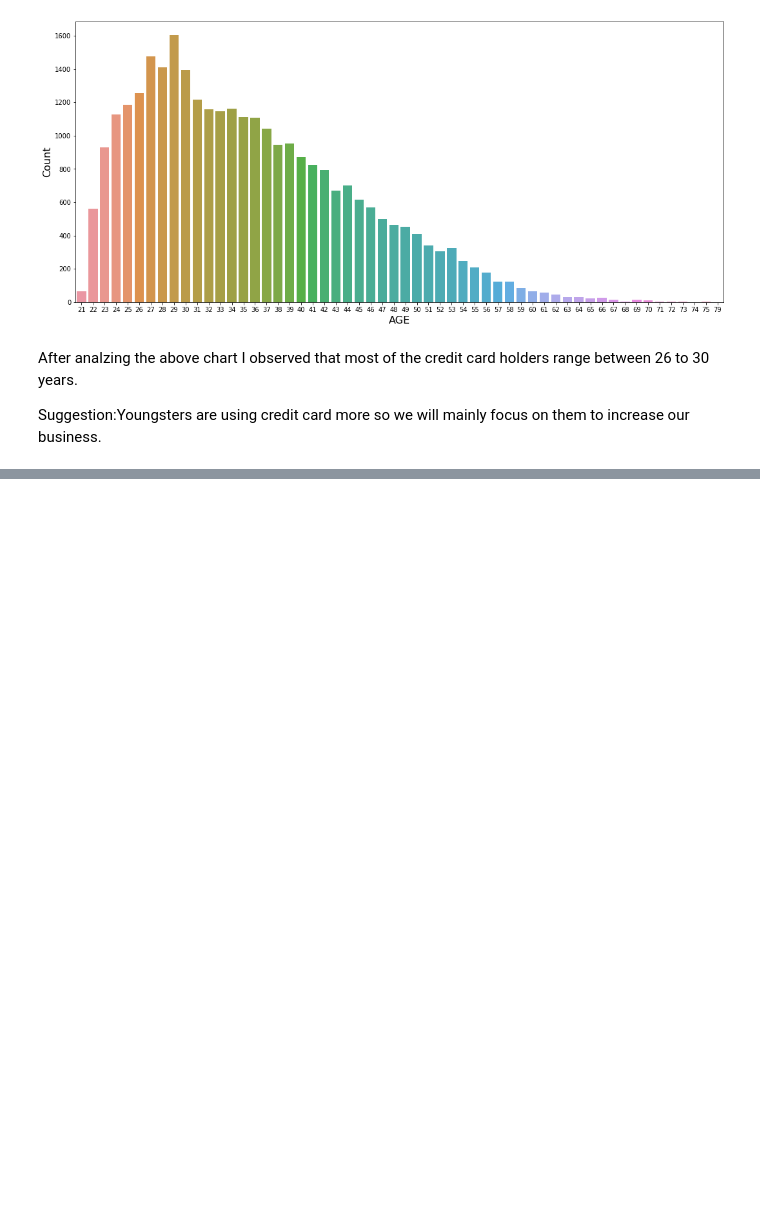
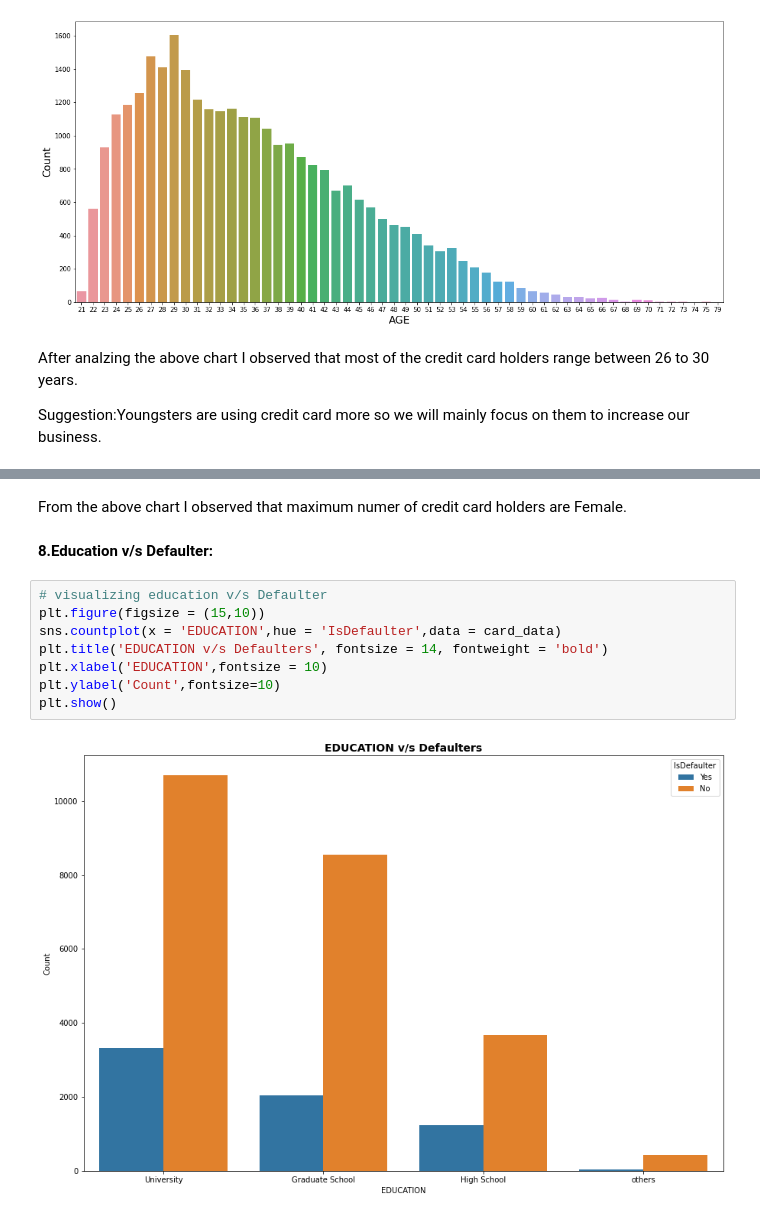
Before and after one commit to m123m12/credit-card-default-prediction, a Jupyter notebook: credit_card_default_prediction.ipynb, the cells around one changed output, grey strips where cells are left out. Drawn from its saved outputs; the diff is of its cells as text; blank space fills up the shorter version.

```diff
--- a/credit_card_default_prediction.ipynb
+++ b/credit_card_default_prediction.ipynb
@@ -345,0 +378,15 @@ Suggestion:Youngsters are using credit card more so we will mainly focus on them
+# %% [markdown]
+From the above chart I observed that maximum numer of credit card holders are
+Female.
+# %% [markdown]
+**8.Education v/s Defaulter:**
+# %%
+# visualizing education v/s Defaulter
+plt.figure(figsize = (15,10))
+sns.countplot(x = 'EDUCATION',hue = 'IsDefaulter',data = card_data)
+plt.title('EDUCATION v/s Defaulters', fontsize = 14, fontweight = 'bold')
+plt.xlabel('EDUCATION',fontsize = 10)
+plt.ylabel('Count',fontsize=10)
+plt.show()
+# %% [output]
+[figure, added]
```
Also changed, not shown: parts of 13 cells of this notebook.
